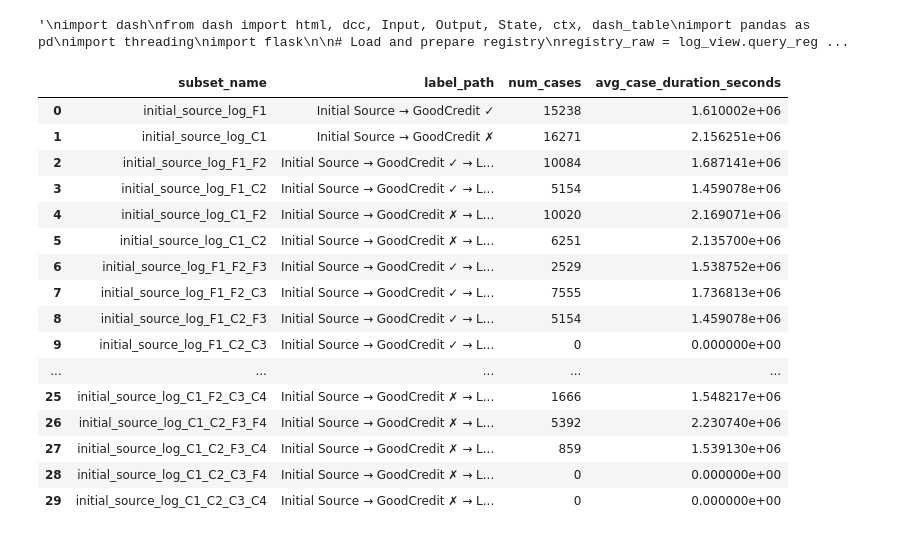
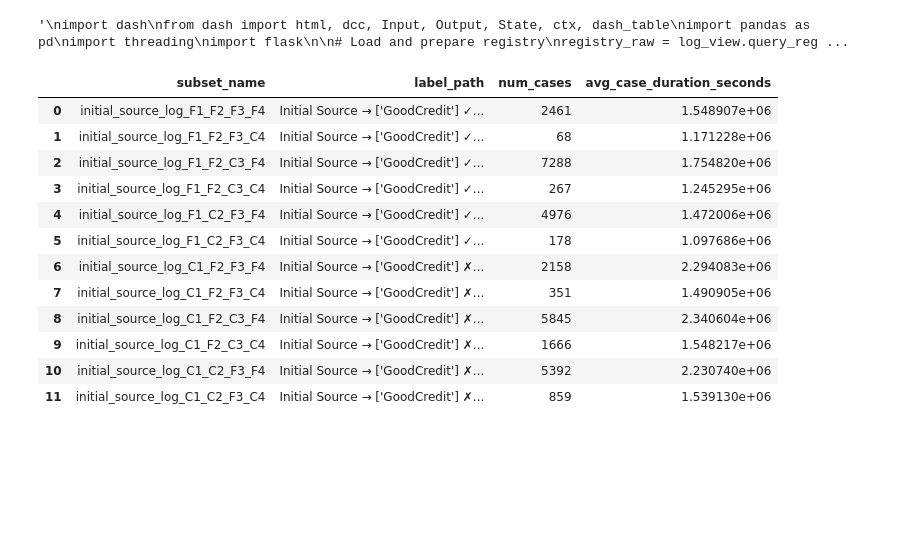
Before and after one commit to lauradidden/Master-Thesis, a Jupyter notebook: Thesis V2.ipynb, the cells around one changed output. Drawn from its saved outputs; the diff is of its cells as text; code cells hidden in the pictures; blank space fills up the shorter version.

```diff
--- a/Thesis V2.ipynb
+++ b/Thesis V2.ipynb
@@ -344,26 +369,22 @@ def recursively_apply_filters(selected_sequence_df, log_view):
 
     return pd.DataFrame(results)
 # %%
-tree_stats_df = recursively_apply_filters(selected_sequence_df, log_view)
+tree_stats_df = recursively_apply_filters(lineage, log_view)
 display(tree_stats_df)
 # %% [output]
 |  | subset_name | label_path | num_cases | avg_case_duration_seconds |
-| 0 | initial_source_log_F1 | Initial Source → GoodCredit ✓ | 15238 | 1.610002e+06 |
-| 1 | initial_source_log_C1 | Initial Source → GoodCredit ✗ | 16271 | 2.156251e+06 |
-| 2 | initial_source_log_F1_F2 | Initial Source → GoodCredit ✓ → L... | 10084 | 1.687141e+06 |
-| 3 | initial_source_log_F1_C2 | Initial Source → GoodCredit ✓ → L... | 5154 | 1.459078e+06 |
-| 4 | initial_source_log_C1_F2 | Initial Source → GoodCredit ✗ → L... | 10020 | 2.169071e+06 |
-| 5 | initial_source_log_C1_C2 | Initial Source → GoodCredit ✗ → L... | 6251 | 2.135700e+06 |
-| 6 | initial_source_log_F1_F2_F3 | Initial Source → GoodCredit ✓ → L... | 2529 | 1.538752e+06 |
-| 7 | initial_source_log_F1_F2_C3 | Initial Source → GoodCredit ✓ → L... | 7555 | 1.736813e+06 |
-| 8 | initial_source_log_F1_C2_F3 | Initial Source → GoodCredit ✓ → L... | 5154 | 1.459078e+06 |
-| 9 | initial_source_log_F1_C2_C3 | Initial Source → GoodCredit ✓ → L... | 0 | 0.000000e+00 |
-| ... | ... | ... | ... | ... |
-| 25 | initial_source_log_C1_F2_C3_C4 | Initial Source → GoodCredit ✗ → L... | 1666 | 1.548217e+06 |
-| 26 | initial_source_log_C1_C2_F3_F4 | Initial Source → GoodCredit ✗ → L... | 5392 | 2.230740e+06 |
-| 27 | initial_source_log_C1_C2_F3_C4 | Initial Source → GoodCredit ✗ → L... | 859 | 1.539130e+06 |
-| 28 | initial_source_log_C1_C2_C3_F4 | Initial Source → GoodCredit ✗ → L... | 0 | 0.000000e+00 |
-| 29 | initial_source_log_C1_C2_C3_C4 | Initial Source → GoodCredit ✗ → L... | 0 | 0.000000e+00 |
+| 0 | initial_source_log_F1_F2_F3_F4 | Initial Source → ['GoodCredit'] ✓... | 2461 | 1.548907e+06 |
+| 1 | initial_source_log_F1_F2_F3_C4 | Initial Source → ['GoodCredit'] ✓... | 68 | 1.171228e+06 |
+| 2 | initial_source_log_F1_F2_C3_F4 | Initial Source → ['GoodCredit'] ✓... | 7288 | 1.754820e+06 |
+| 3 | initial_source_log_F1_F2_C3_C4 | Initial Source → ['GoodCredit'] ✓... | 267 | 1.245295e+06 |
+| 4 | initial_source_log_F1_C2_F3_F4 | Initial Source → ['GoodCredit'] ✓... | 4976 | 1.472006e+06 |
+| 5 | initial_source_log_F1_C2_F3_C4 | Initial Source → ['GoodCredit'] ✓... | 178 | 1.097686e+06 |
+| 6 | initial_source_log_C1_F2_F3_F4 | Initial Source → ['GoodCredit'] ✗... | 2158 | 2.294083e+06 |
+| 7 | initial_source_log_C1_F2_F3_C4 | Initial Source → ['GoodCredit'] ✗... | 351 | 1.490905e+06 |
+| 8 | initial_source_log_C1_F2_C3_F4 | Initial Source → ['GoodCredit'] ✗... | 5845 | 2.340604e+06 |
+| 9 | initial_source_log_C1_F2_C3_C4 | Initial Source → ['GoodCredit'] ✗... | 1666 | 1.548217e+06 |
+| 10 | initial_source_log_C1_C2_F3_F4 | Initial Source → ['GoodCredit'] ✗... | 5392 | 2.230740e+06 |
+| 11 | initial_source_log_C1_C2_F3_C4 | Initial Source → ['GoodCredit'] ✗... | 859 | 1.539130e+06 |
 # %%
 def prepare_sunburst_data_for_sunburst(tree_stats_df):
     """
```
Also changed, not shown: parts of 4 cells of this notebook.
